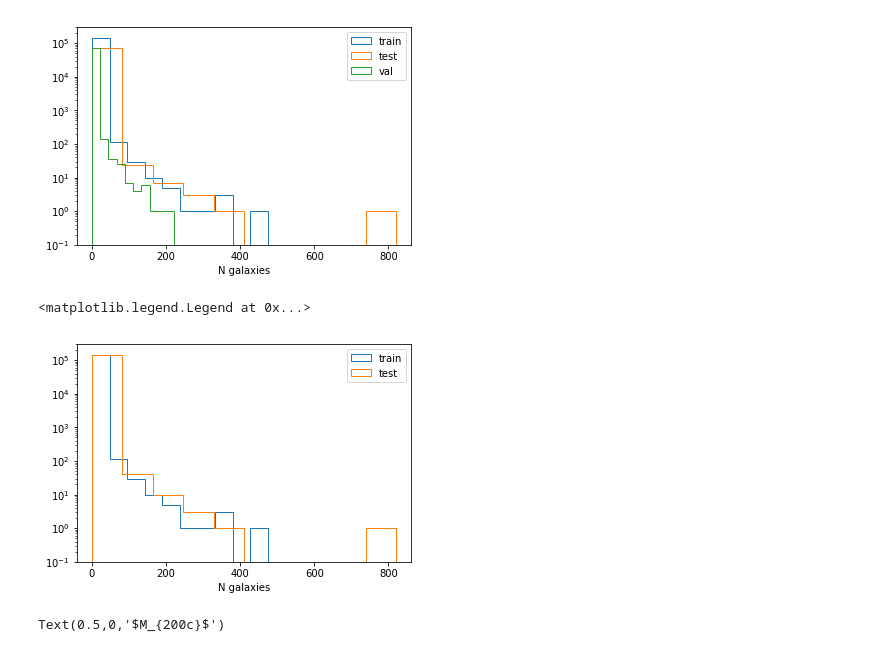
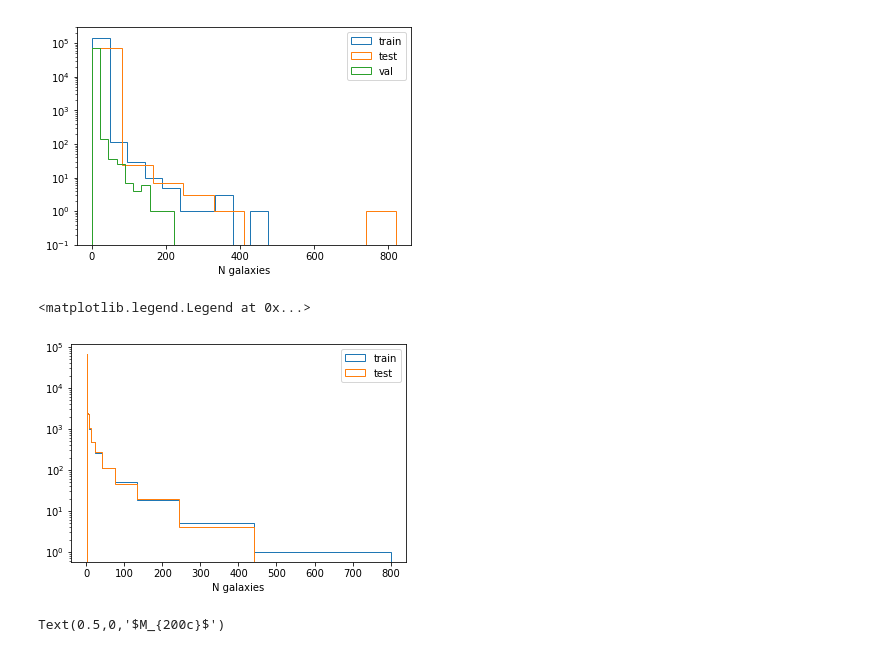
Before and after one commit to florpi/GraphCosmologyNetwork, a Jupyter notebook: baselines/HOD.ipynb, the cells around one changed output. Saved outputs shown, nothing was run; the diff lists cells and outputs as text; code cells hidden in the pictures.

```diff
--- a/baselines/HOD.ipynb
+++ b/baselines/HOD.ipynb
@@ -49,15 +49,18 @@ train_idx, test_idx, val_idx = split.train_test_val_split(labels.shape[0],
                                         train_size = 0.5)
 
 test_idx = np.concatenate((test_idx,val_idx))
+# %%
+bins = np.logspace(np.log10(0.01), np.log10(800), 20)
 # %%
-plt.hist(labels[train_idx], log=True, histtype='step', label = 'train')
-plt.hist(labels[test_idx], log=True, histtype='step', label = 'test')
+plt.hist(labels[train_idx], bins = bins, histtype='step', label = 'train')
+plt.hist(labels[test_idx], bins = bins, histtype='step', label = 'test')
+plt.semilogy()
 plt.xlabel('N galaxies')
 
 plt.legend()
 # %% [output]
 <matplotlib.legend.Legend at 0x...>
-[figure, old version]
+[figure, new version]
 # %%
 nbins= 20
 bins = np.logspace(np.log10(np.min(mass)),
```
Also changed, not shown: parts of 4 cells of this notebook, 4 other files.
